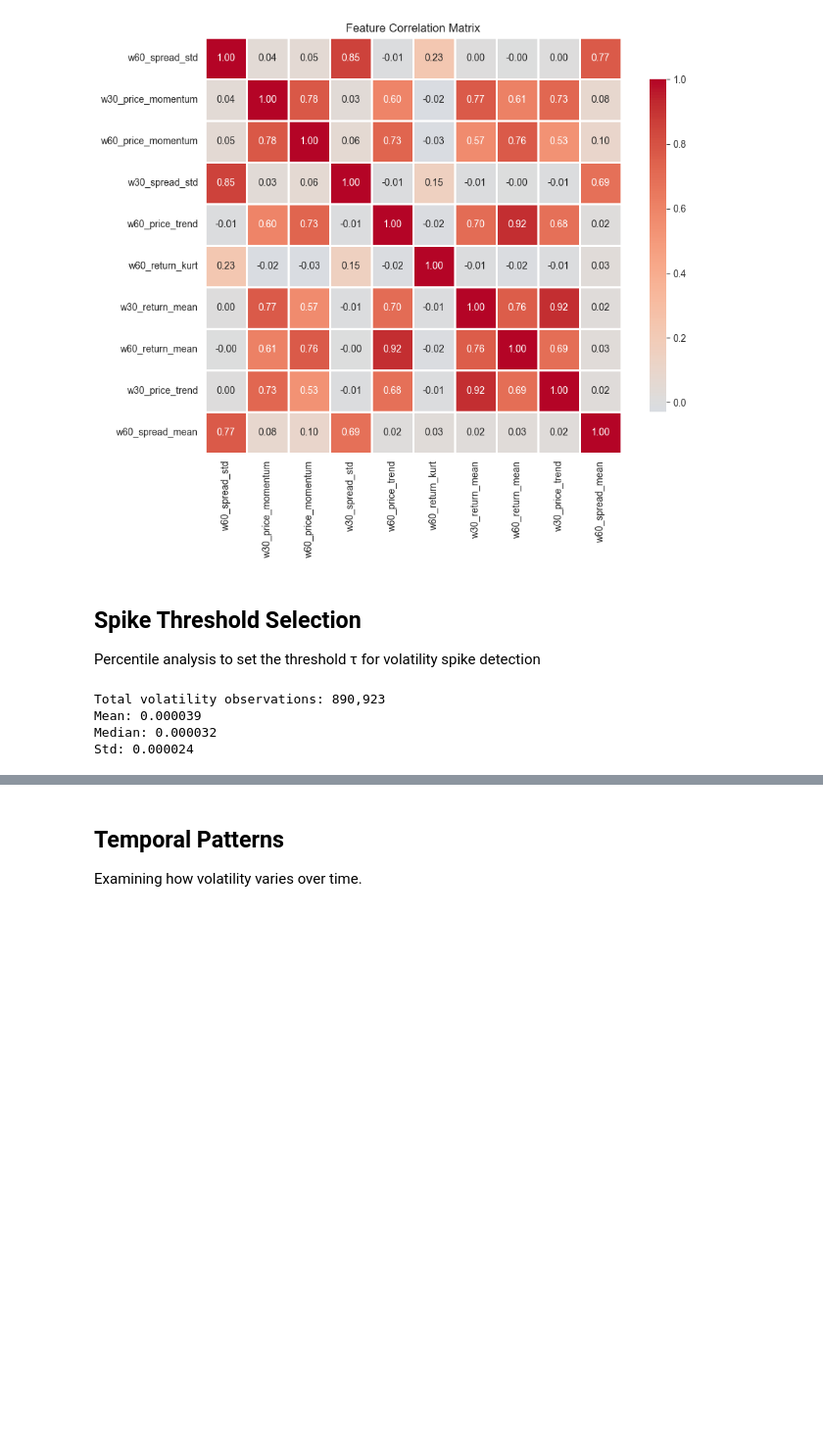
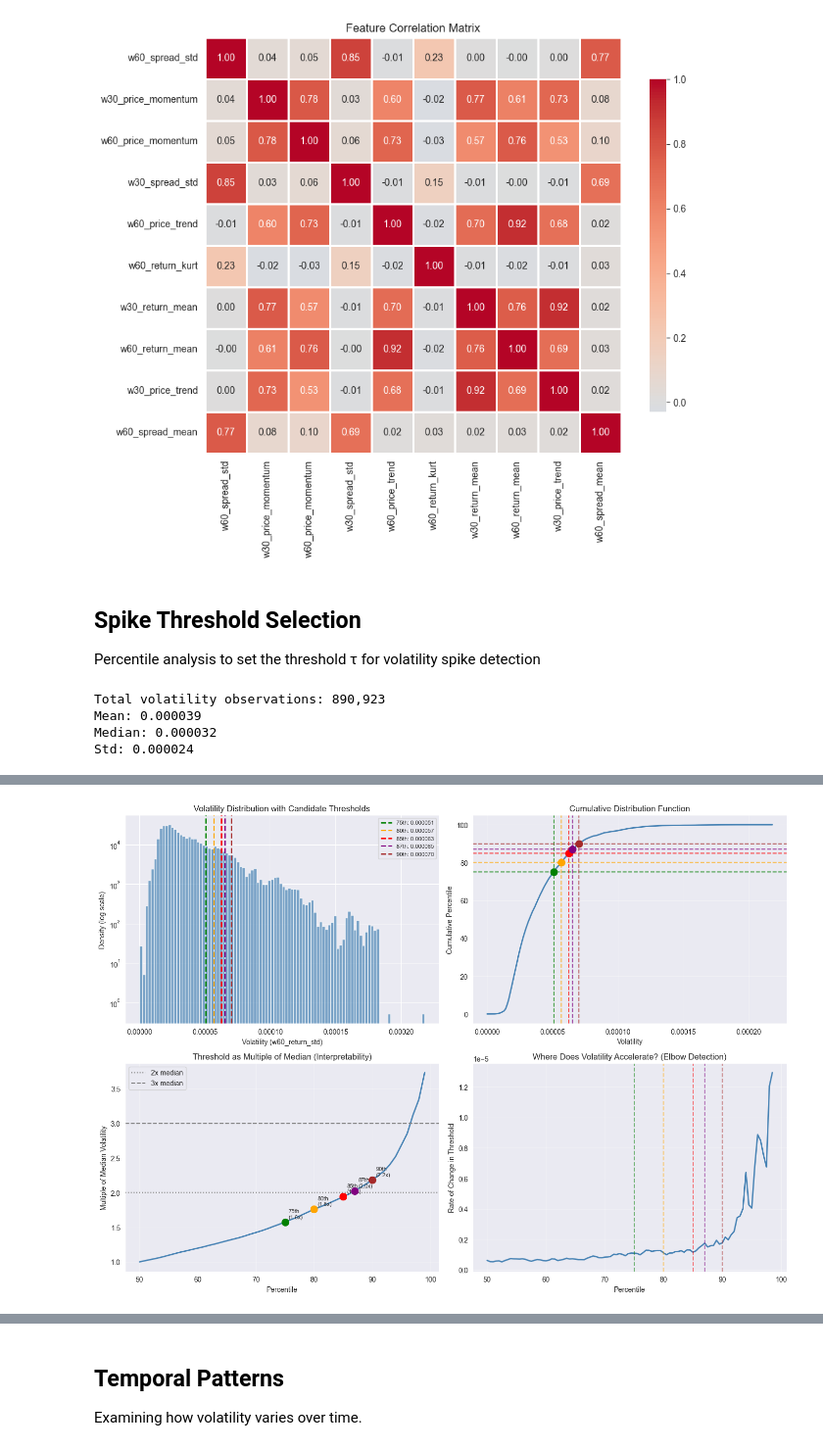
Before and after one commit to kaitlinmoore/Real-Time-Crypto-Volatility, a Jupyter notebook: notebooks/eda all sessions.ipynb, the cells around one changed output, grey strips where cells are left out. Shown at 98% size. Cells and saved outputs as stored; diff of their text form; code cells hidden in the pictures; blank space fills up the shorter version.

```diff
--- a/notebooks/eda all sessions.ipynb
+++ b/notebooks/eda all sessions.ipynb
@@ -467,0 +445,85 @@ The 95th percentile looks to definitely be too high. I expect a percentile thres
+# %%
+# Volatility distribution with threshold candidates marked
+fig, axes = plt.subplots(2, 2, figsize=(14, 10))
+
+# Plot 1: Overall distribution (log scale for heavy tail visibility)
+ax1 = axes[0, 0]
+tar_volatility.hist(bins=100, ax=ax1, alpha=0.7, color='steelblue', density=True)
+ax1.set_yscale('log')
+
+# Mark candidate thresholds.
+percentile_candidates = [75, 80, 85, 87, 90, 92, 95]
+colors = ['green', 'orange', 'red', 'purple', 'brown']
+for pct, color in zip(percentile_candidates, colors):
+    threshold = tar_volatility.quantile(pct / 100)
+    ax1.axvline(threshold, color=color, linestyle='--', linewidth=2,
+                label=f'{pct}th: {threshold:.6f}')
+
+ax1.set_xlabel('Volatility (w60_return_std)')
+ax1.set_ylabel('Density (log scale)')
+ax1.set_title('Volatility Distribution with Candidate Thresholds')
+ax1.legend(fontsize=8)
+
+# Plot 2: CDF showing where thresholds fall
+ax2 = axes[0, 1]
+sorted_vol = np.sort(tar_volatility.values)
+cdf = np.arange(1, len(sorted_vol) + 1) / len(sorted_vol)
+ax2.plot(sorted_vol, cdf * 100, linewidth=2, color='steelblue')
+
+for pct, color in zip(percentile_candidates, colors):
+    threshold = tar_volatility.quantile(pct / 100)
+    ax2.axhline(pct, color=color, linestyle='--', alpha=0.7)
+    ax2.axvline(threshold, color=color, linestyle='--', alpha=0.7)
+    ax2.scatter([threshold], [pct], color=color, s=100, zorder=5)
+
+ax2.set_xlabel('Volatility')
+ax2.set_ylabel('Cumulative Percentile')
+ax2.set_title('Cumulative Distribution Function')
+ax2.grid(True, alpha=0.3)
+
+# Plot 3: Threshold vs multiple of median
+ax3 = axes[1, 0]
+median_vol = tar_volatility.median()
+percentiles = np.arange(50, 100, 1)
+threshold_values = [tar_volatility.quantile(p/100) for p in percentiles]
+multiples_of_median = [t / median_vol for t in threshold_values]
+
+ax3.plot(percentiles, multiples_of_median, linewidth=2, color='steelblue')
+ax3.axhline(2.0, color='gray', linestyle=':', label='2x median')
+ax3.axhline(3.0, color='gray', linestyle='--', label='3x median')
+
+for pct, color in zip(percentile_candidates, colors):
+    mult = tar_volatility.quantile(pct/100) / median_vol
+    ax3.scatter([pct], [mult], color=color, s=100, zorder=5)
+    ax3.annotate(f'{pct}th\n({mult:.1f}x)', (pct, mult),
+                 textcoords='offset points', xytext=(5, 5), fontsize=8)
+
+ax3.set_xlabel('Percentile')
+ax3.set_ylabel('Multiple of Median Volatility')
+ax3.set_title('Threshold as Multiple of Median (Interpretability)')
+ax3.legend()
+ax3.grid(True, alpha=0.3)
+
+# Plot 4: Rate of change
+ax4 = axes[1, 1]
+percentiles_fine = np.arange(50, 99.5, 0.5)
+thresholds_fine = [tar_volatility.quantile(p/100) for p in percentiles_fine]
+rate_of_change = np.diff(thresholds_fine) / np.diff(percentiles_fine)
+
+ax4.plot(percentiles_fine[:-1], rate_of_change, linewidth=2, color='steelblue')
+ax4.set_xlabel('Percentile')
+ax4.set_ylabel('Rate of Change in Threshold')
+ax4.set_title('Where Does Volatility Accelerate? (Elbow Detection)')
+
+# Mark where acceleration increases.
+for pct, color in zip(percentile_candidates, colors):
+    idx = np.argmin(np.abs(percentiles_fine[:-1] - pct))
+    ax4.axvline(pct, color=color, linestyle='--', alpha=0.5)
+
+ax4.grid(True, alpha=0.3)
+
+plt.tight_layout()
+plt.savefig('reports/threshold_distribution_analysis.png', dpi=150, bbox_inches='tight')
+plt.show()
+# %% [output]
+[figure, added]
```
Also changed, not shown: parts of 9 cells of this notebook, 2 other files.
